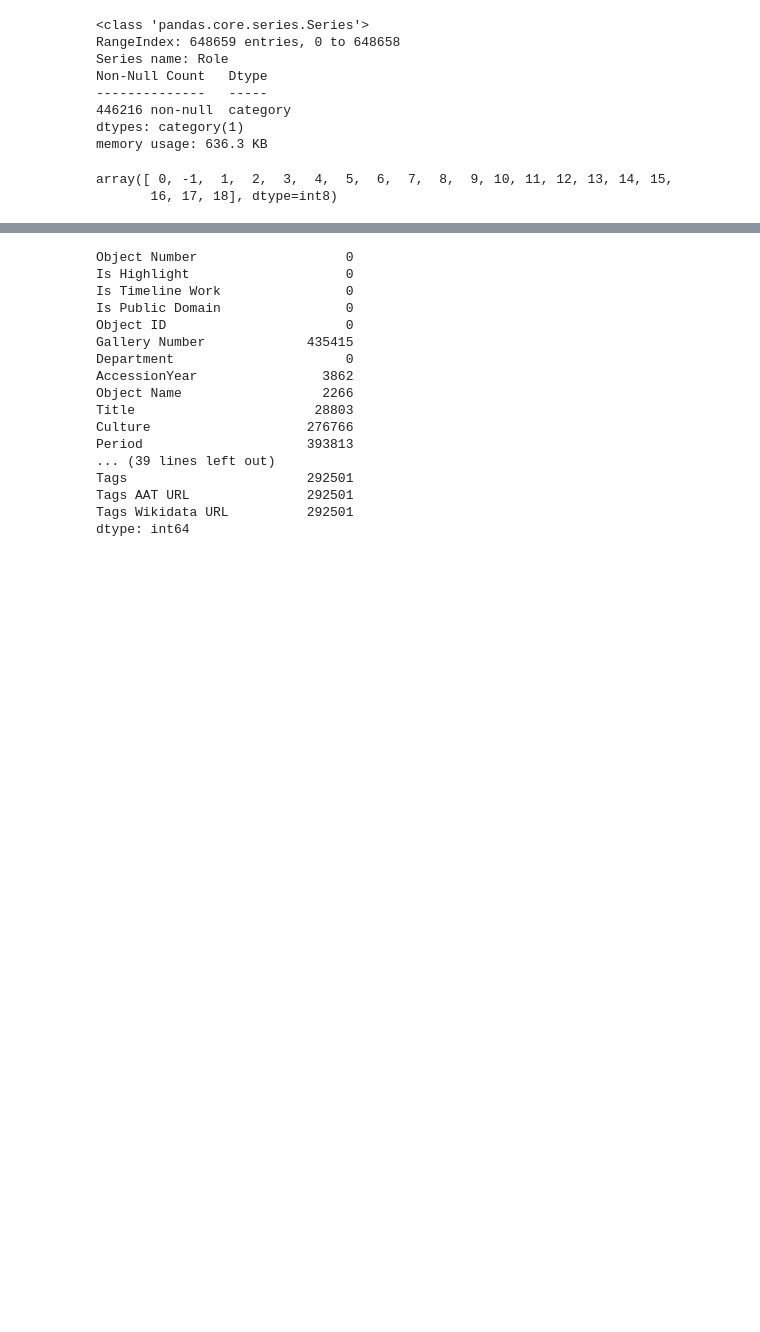
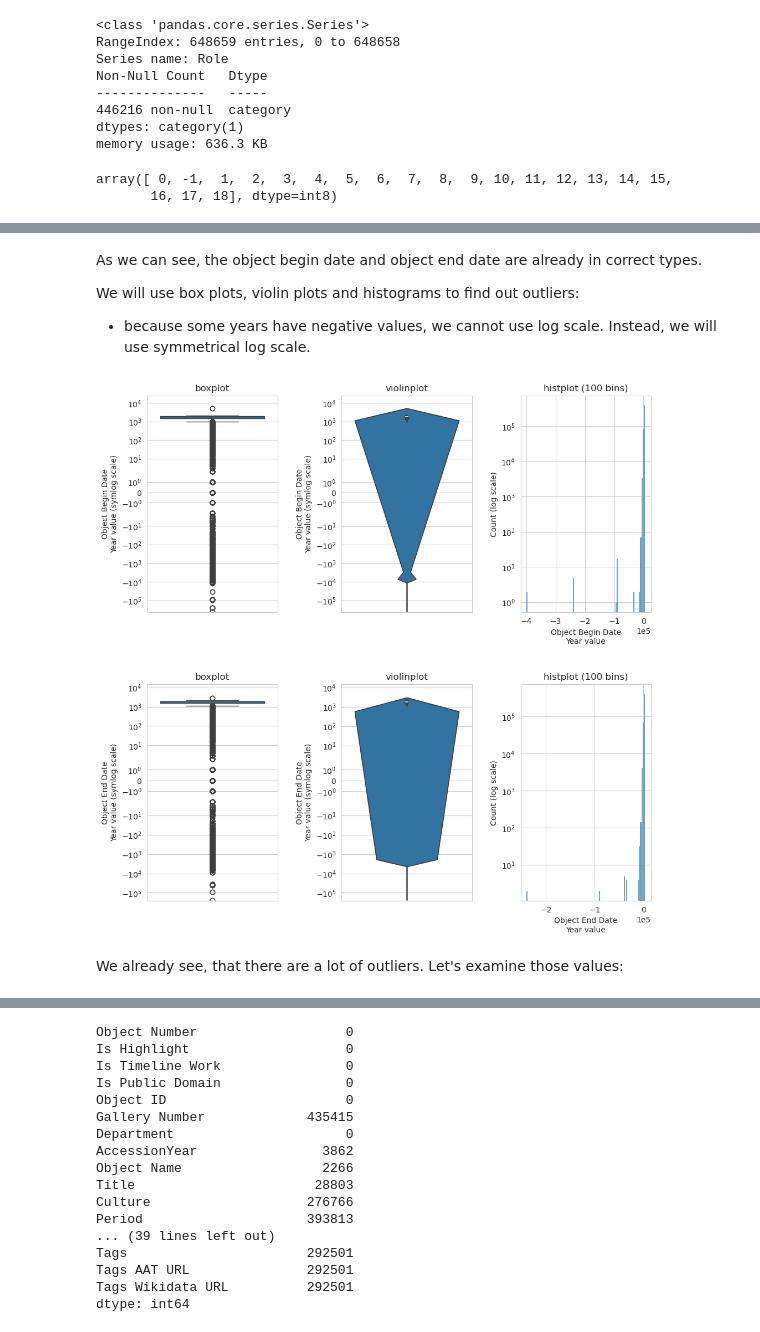
Before and after one commit to nickobard/Data-Preprocessing-Course, a Jupyter notebook: 01/01_homework.ipynb, the cells around one changed output, grey strips where cells are left out. Saved outputs shown, nothing was run; the diff lists cells and outputs as text; code cells hidden in the pictures; blank space fills up the shorter version.

Commit message:
Finish outliers

```diff
--- a/01/01_homework.ipynb
+++ b/01/01_homework.ipynb
@@ -1361,0 +1253,3 @@ And if there is some time, analysis of 3D data (for example female, classificati
+# %%
+df_obj_beg_end_dt = df_objects[['Object Begin Date', 'Object End Date']]
+df_obj_beg_end_dt.info()
@@ -1361,0 +1266,38 @@ And if there is some time, analysis of 3D data (for example female, classificati
+# %% [markdown]
+As we can see, the object begin date and object end date are already in correct types.
+
+We will use box plots, violin plots and histograms to find out outliers:
+- because some years have negative values, we cannot use log scale. Instead, we will use symmetrical log scale.
+# %%
+ser_obj_beg_dt = df_obj_beg_end_dt['Object Begin Date']
+ser_obj_end_dt = df_obj_beg_end_dt['Object End Date']
+# %%
+plots_types = [(data, plot_fn) for data in [ser_obj_beg_dt, ser_obj_end_dt] for plot_fn in
+               [sns.boxplot, sns.violinplot, sns.histplot]]
+
+fig, axes = plt.subplots(nrows=2, ncols=3, figsize=(10, 10), constrained_layout=True,
+                         gridspec_kw={'wspace': 0.1, 'hspace': 0.1})
+
+for idx, (data, plot_fn) in enumerate(plots_types):
+    ax = axes[idx // 3, idx % 3]
+
+    title = plot_fn.__name__
+    if plot_fn == sns.histplot:
+        bins = 100
+        plot_fn(data, bins=100, ax=ax)
+        title = title + f' ({bins} bins)'
+        ax.set_yscale('log')
+        ax.set_ylabel(f'{ax.get_ylabel()} (log scale)')
+        ax.set_xlabel(f'{ax.get_xlabel()}\nYear value')
+        ax.ticklabel_format(style='sci', axis='x', scilimits=(-3, 3))
+    else:
+        plot_fn(data, ax=ax)
+        ax.set_yscale('symlog')
+        ax.set_ylabel(f'{ax.get_ylabel()}\nYear value (symlog scale)')
+    ax.set_title(title)
+
+plt.show()
+# %% [output]
+[figure, added]
+# %% [markdown]
+We already see, that there are a lot of outliers. Let's examine those values:
```
Also changed, not shown: parts of 59 cells of this notebook.
